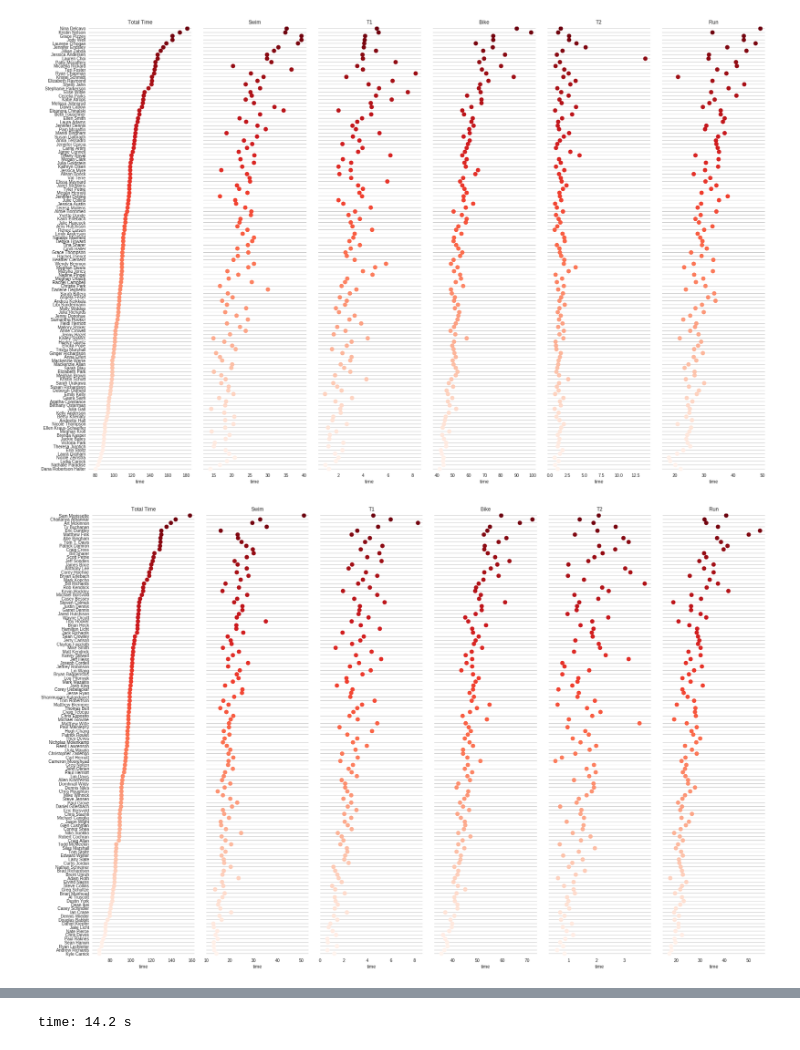
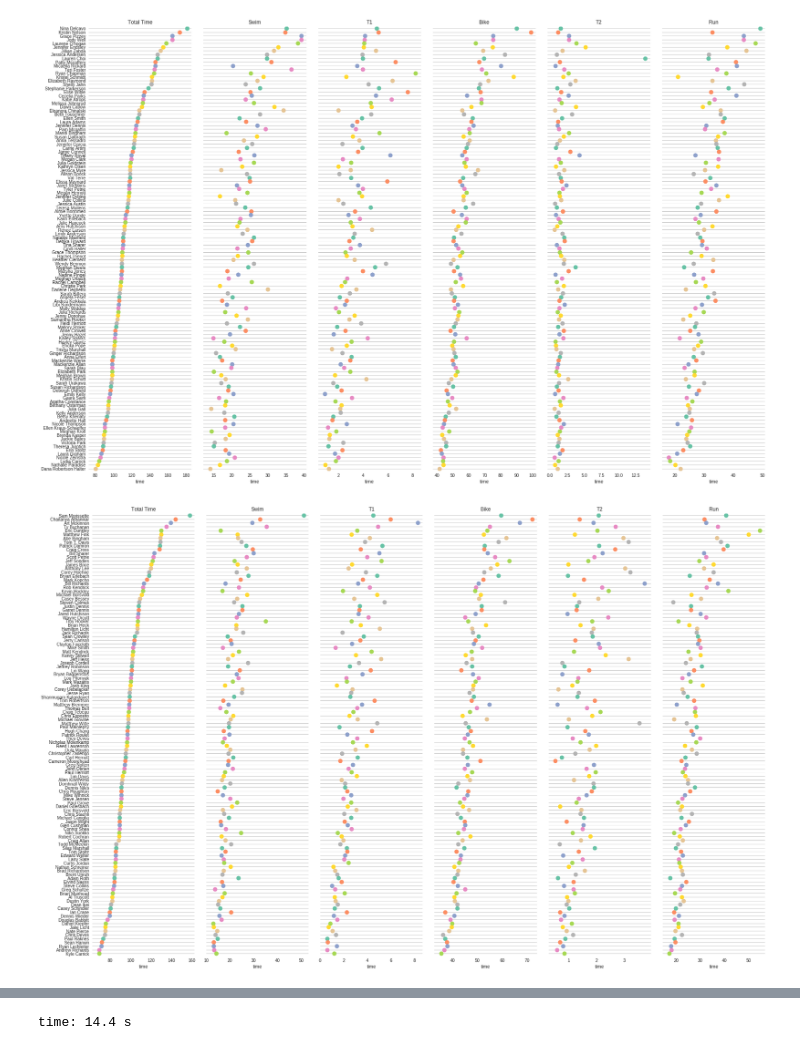
Before and after one commit to victoongo/kaggle_other, a Jupyter notebook: sports_analytics/blackdiamontri2017.ipynb, the cells around one changed output, grey strips where cells are left out. Drawn from its saved outputs; the diff is of its cells as text; code cells hidden in the pictures.

```diff
--- a/sports_analytics/blackdiamontri2017.ipynb
+++ b/sports_analytics/blackdiamontri2017.ipynb
@@ -100,24 +100,24 @@ time: 134 ms
 # %%
 sns.set(style="whitegrid")
 
 def dot_plot(df):
     g = sns.PairGrid(df.sort_values("total_time", ascending=False),
                      x_vars=['total_time', 'swim_time', 't1', 'bike_time', 't2', 'run_time'], y_vars=["name"],
                      size=15, aspect=.25)
     g.map(sns.stripplot, size=10, orient="h",
-          palette="Reds_r", edgecolor="gray")
+          palette="Set2", edgecolor="gray")
     g.set(xlabel="time", ylabel="")
     titles = ["Total Time", "Swim", "T1", "Bike", "T2", "Run"]
 
     for ax, title in zip(g.axes.flat, titles):
         ax.set(title=title)
         ax.xaxis.grid(False)
         ax.yaxis.grid(True)
 
     sns.despine(left=True, bottom=True)
 
 for gd in ['Fsprint', 'Msprint', 'Fhalf iron', 'Mhalf iron']:
     dot_plot(df[df.gend_dist == gd])
 # %% [output]
-[figure, old version]
+[figure, new version]
-[figure, old version]
+[figure, new version]
@@ -126,4 +126,4 @@ for gd in ['Fsprint', 'Msprint', 'Fhalf iron', 'Mhalf iron']:
-time: 14.2 s
+time: 14.4 s
 # %%
 g = sns.lmplot(x="place", y="total_time", hue='gend_dist',
                truncate=True, size=15, data=df)
```
Also changed, not shown: parts of 11 cells of this notebook.
